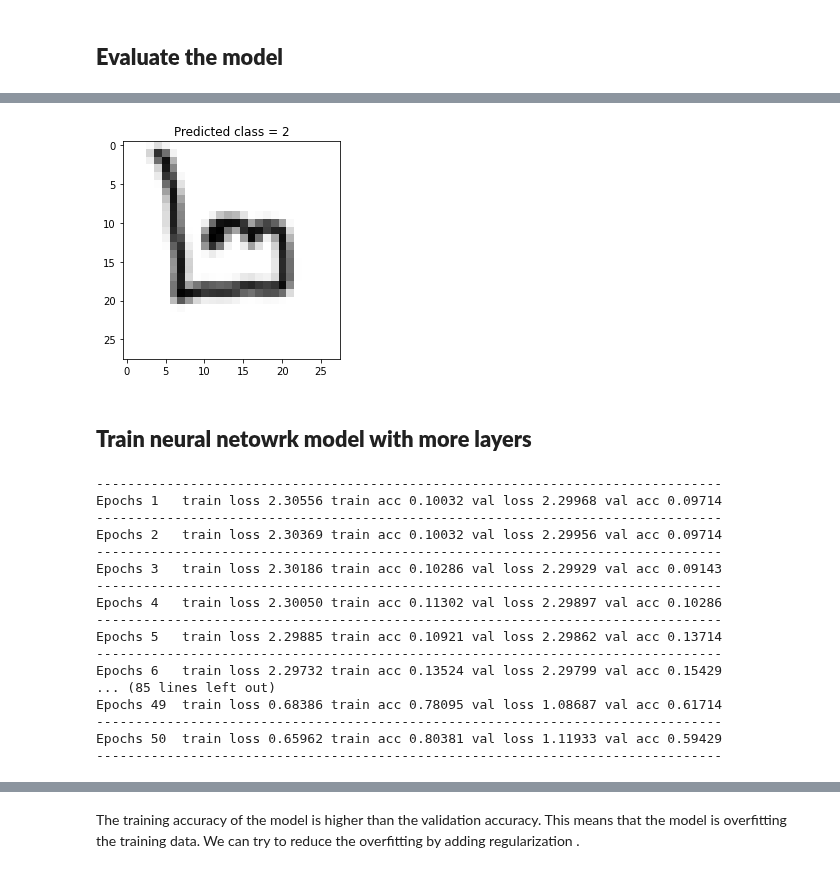
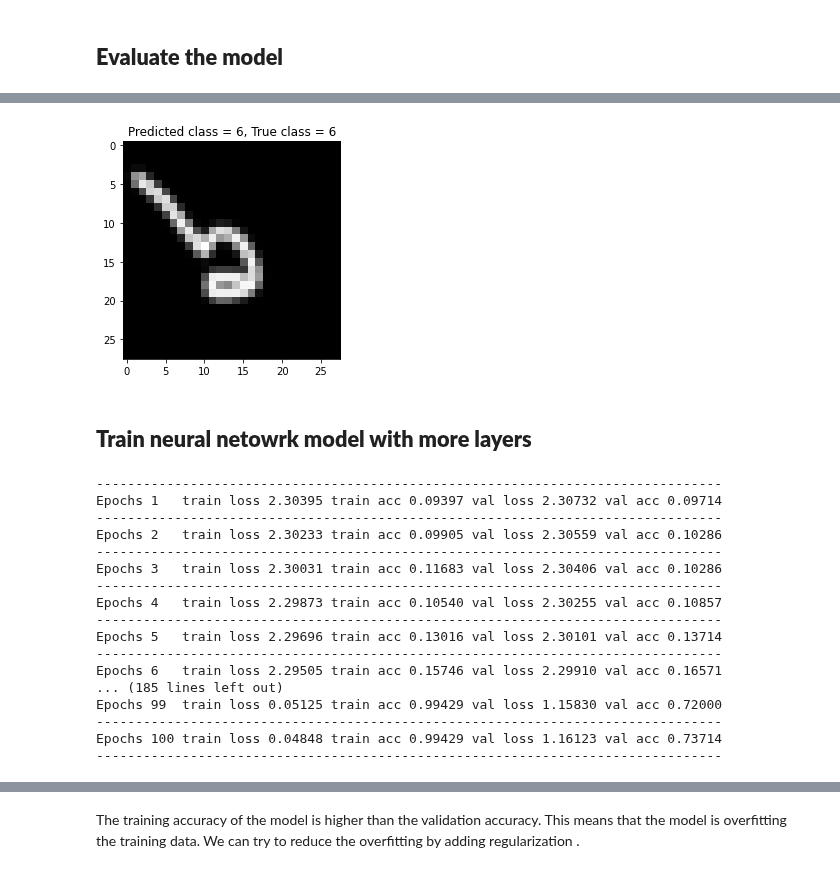
Before and after one commit to biodatlab/deep-learning-skooldio, a Jupyter notebook: 03_handwritten_recognition_explore.ipynb, the cells around one changed output, grey strips where cells are left out. Drawn from its saved outputs; the diff is of its cells as text; code cells hidden in the pictures.

```diff
--- a/03_handwritten_recognition_explore.ipynb
+++ b/03_handwritten_recognition_explore.ipynb
@@ -94,21 +82,23 @@ Number of train images = (1575, 2), number of validation images = (175, 2),
 # %%
 class ThaiDigitDataset(Dataset):
-    def __init__(self, dataframe, transform=None):
+    def __init__(self, img_dir: str, transform=None):
+        self.img_dir = img_dir
         self.transform = transform
-        self.dataframe = dataframe
+        self.img_labels = [(p, Path(p).parent.name) for p in glob(op.join(img_dir, "*", "*"))]
 
     def __len__(self):
-        return len(self.dataframe)
+        return len(self.img_labels)
 
     def __getitem__(self, idx):
-        label = int(self.dataframe['text'][idx])
-        image = Image.open(self.dataframe['path'][idx])
+        image, label = self.img_labels[idx]
+        label = int(label)
+        image = Image.open(image)
         if self.transform:
             image = 1 - self.transform(image)
         return image, label
 # %%
-train_thaidigit_dataset = ThaiDigitDataset(train_df, transform=transform)
-val_thaidigit_dataset = ThaiDigitDataset(val_df, transform=transform)
+train_thaidigit_dataset = ThaiDigitDataset("data/train/", transform=transform)
+val_thaidigit_dataset = ThaiDigitDataset("data/validation/", transform=transform)
 # %%
 train_loader = DataLoader(train_thaidigit_dataset, batch_size=16, shuffle=True)
 val_loader = DataLoader(val_thaidigit_dataset, batch_size=16, shuffle=False)
@@ -176,7 +166,7 @@ def train(model, n_epochs, loss_function, optimizer, train_loader, validation_lo
         print("-"*80)
     return model, training_logs
 # %%
-n_epoch = 50
+n_epoch = 100
 
 net = ThaiDigitNet() # Initialize the model
 loss_fn = nn.CrossEntropyLoss()
@@ -268,16 +256,17 @@ Accuracy: 58.29%
 # %%
 # Show some random images with their predicted number
-random_number = random.randint(0, len(val_df))
-img = Image.open(val_df.iloc[random_number].path)
-img = transform(img)
-transformed_img = 1 - img
+sample_path = glob("data/validation/*/*.png")[50]
+img = Image.open(sample_path)
+img = (1 - transform(img)).squeeze(0)
+pred = net(img)
+pred = int(pred.argmax(dim=1))
+true_class = Path(sample_path).parent.name
 
-pred = model(transformed_img).argmax(1)
-plt.title(f"Predicted class = {pred.numpy()[0]}")
-plt.imshow(img.squeeze(0), cmap="gray")
+plt.title("Predicted class = {}, True class = {}".format(pred, true_class))
+plt.imshow(img, cmap="gray")
 plt.show()
 # %% [output]
-[figure, old version]
+[figure, new version]
 # %% [markdown]
 ## **Train neural netowrk model with more layers**
 # %%
@@ -302,7 +291,7 @@ class ThaiDigitMoreLayers(nn.Module):
         x = self.fc4(x)
         return x
 # %%
-n_epochs = 50
+n_epochs = 100
 
 more_layers_model = ThaiDigitMoreLayers()
 loss_fn = nn.CrossEntropyLoss()
@@ -313,20 +302,20 @@ more_layers_model, more_layers_model_history = train(
 )
 # %% [output]
 --------------------------------------------------------------------------------
-Epochs 1   train loss 2.30556 train acc 0.10032 val loss 2.29968 val acc 0.09714
+Epochs 1   train loss 2.30395 train acc 0.09397 val loss 2.30732 val acc 0.09714
 --------------------------------------------------------------------------------
-Epochs 2   train loss 2.30369 train acc 0.10032 val loss 2.29956 val acc 0.09714
+Epochs 2   train loss 2.30233 train acc 0.09905 val loss 2.30559 val acc 0.10286
 --------------------------------------------------------------------------------
-Epochs 3   train loss 2.30186 train acc 0.10286 val loss 2.29929 val acc 0.09143
+Epochs 3   train loss 2.30031 train acc 0.11683 val loss 2.30406 val acc 0.10286
 --------------------------------------------------------------------------------
-Epochs 4   train loss 2.30050 train acc 0.11302 val loss 2.29897 val acc 0.10286
+Epochs 4   train loss 2.29873 train acc 0.10540 val loss 2.30255 val acc 0.10857
 --------------------------------------------------------------------------------
-Epochs 5   train loss 2.29885 train acc 0.10921 val loss 2.29862 val acc 0.13714
+Epochs 5   train loss 2.29696 train acc 0.13016 val loss 2.30101 val acc 0.13714
 --------------------------------------------------------------------------------
-Epochs 6   train loss 2.29732 train acc 0.13524 val loss 2.29799 val acc 0.15429
-... (85 lines left out)
-Epochs 49  train loss 0.68386 train acc 0.78095 val loss 1.08687 val acc 0.61714
+Epochs 6   train loss 2.29505 train acc 0.15746 val loss 2.29910 val acc 0.16571
+... (185 lines left out)
+Epochs 99  train loss 0.05125 train acc 0.99429 val loss 1.15830 val acc 0.72000
 --------------------------------------------------------------------------------
-Epochs 50  train loss 0.65962 train acc 0.80381 val loss 1.11933 val acc 0.59429
+Epochs 100 train loss 0.04848 train acc 0.99429 val loss 1.16123 val acc 0.73714
 --------------------------------------------------------------------------------
 # %%
```
Also changed, not shown: parts of 26 cells of this notebook, 1 other file.
